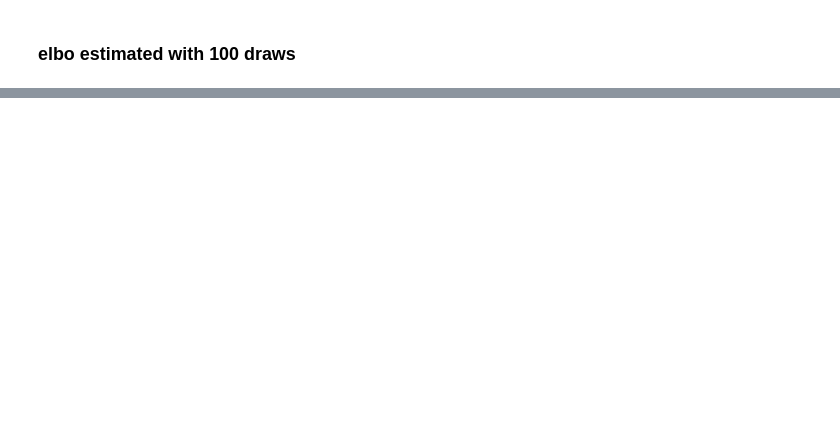
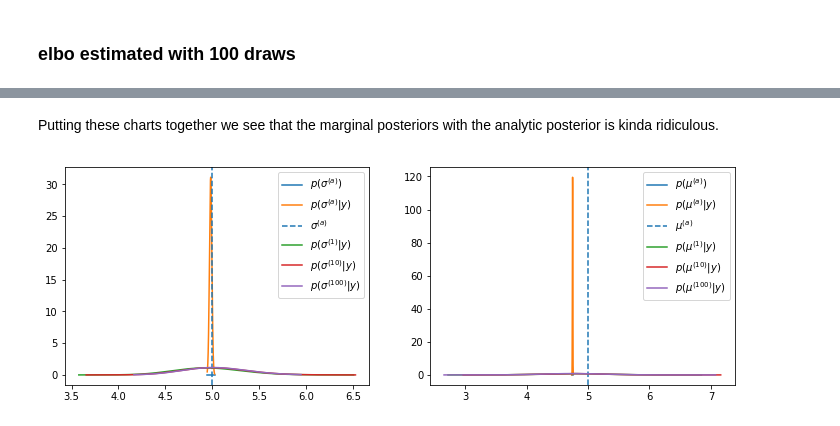
Before and after one commit to kuperov/ptvi, a Jupyter notebook: docs/gaussian_by_number_of_draws.ipynb, the cells around one changed output, grey strips where cells are left out. Saved outputs shown, nothing was run; the diff lists cells and outputs as text; code cells hidden in the pictures; blank space fills up the shorter version.

```diff
--- a/docs/gaussian_by_number_of_draws.ipynb
+++ b/docs/gaussian_by_number_of_draws.ipynb
@@ -139,0 +138,16 @@ result_s100.plot_marg('η', suffix='^{(100)}', true_val=η0)
+# %% [markdown]
+Putting these charts together we see that the marginal posteriors with the analytic posterior is kinda ridiculous.
+# %%
+plt.subplot(121)
+result.plot_marg_post('σ', suffix='^{(a)}', true_val=σ0)
+result_s1.plot_marg_post('σ', suffix='^{(1)}', plot_prior=False)
+result_s10.plot_marg_post('σ', suffix='^{(10)}', plot_prior=False)
+result_s100.plot_marg_post('σ', suffix='^{(100)}', plot_prior=False)
+
+plt.subplot(122)
+result.plot_marg_post('μ', suffix='^{(a)}', true_val=μ0)
+result_s1.plot_marg_post('μ', suffix='^{(1)}', plot_prior=False)
+result_s10.plot_marg_post('μ', suffix='^{(10)}', plot_prior=False)
+result_s100.plot_marg_post('μ', suffix='^{(100)}', plot_prior=False)
+# %% [output]
+[figure, added]
```
Also changed, not shown: parts of 12 cells of this notebook, 2 other files.
